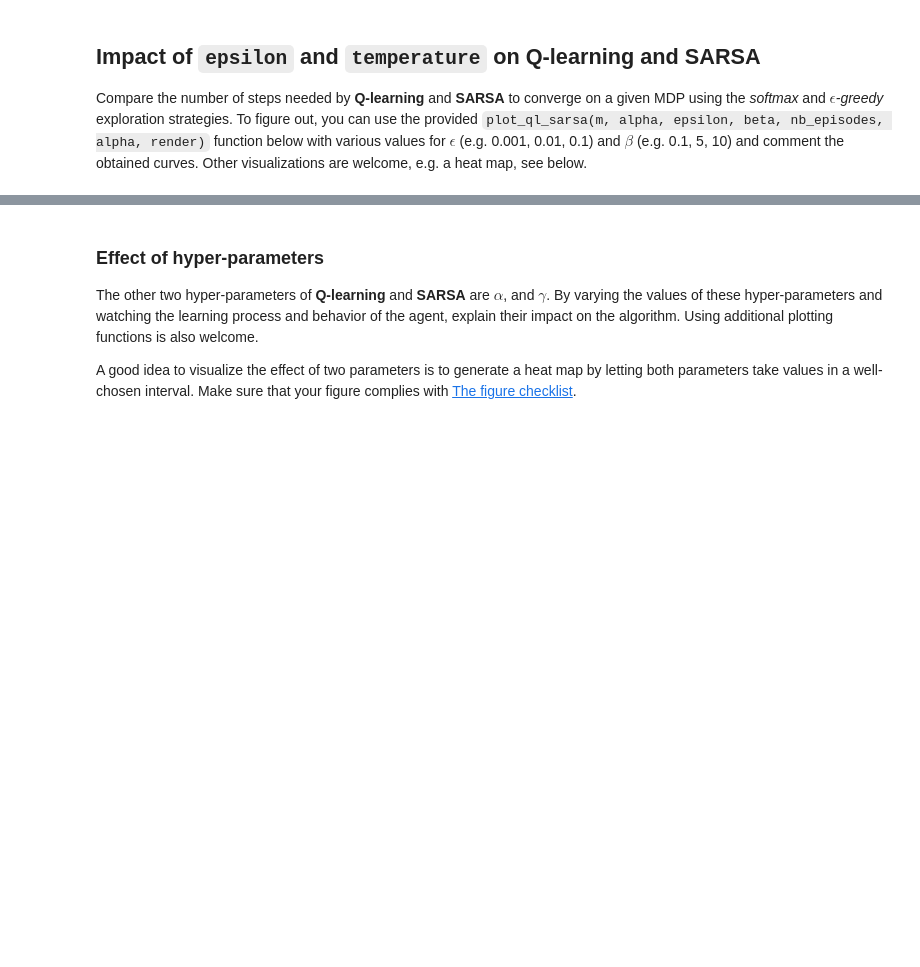
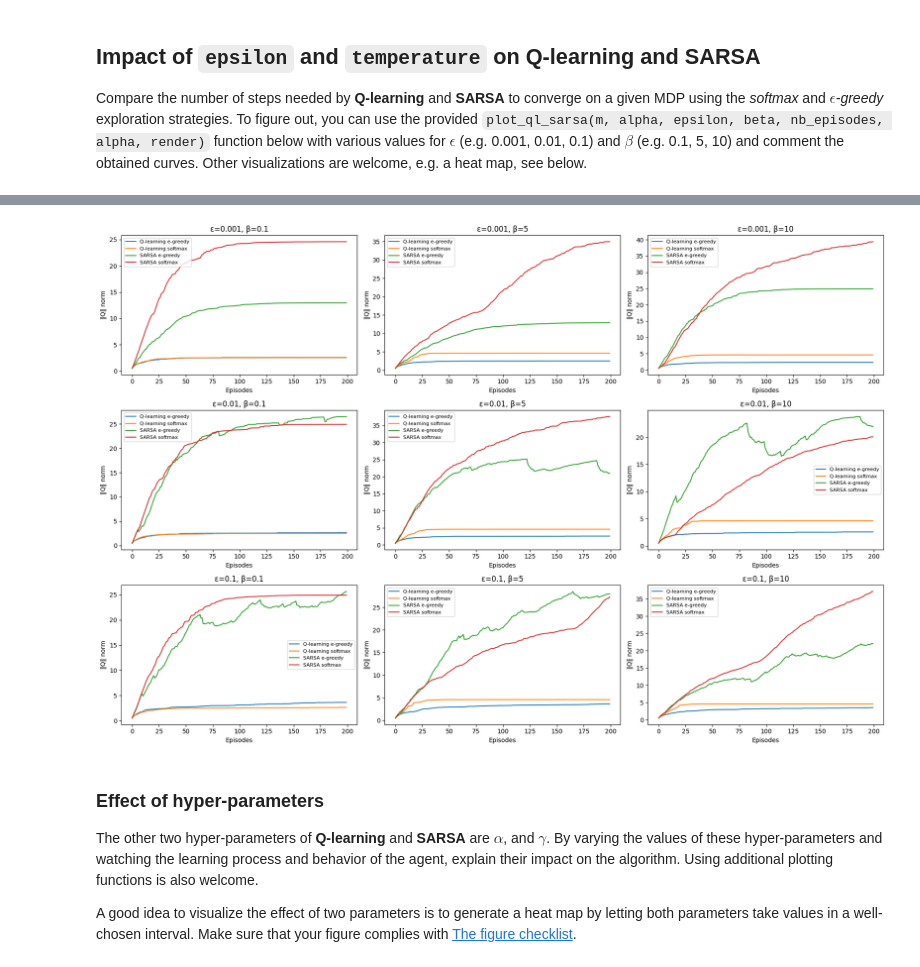
Before and after one commit to Titouaaaan/M2-MIND, a Jupyter notebook: RL/02-tabular-rl.student.ipynb, the cells around one changed output, grey strips where cells are left out. Drawn from its saved outputs; the diff is of its cells as text; code cells hidden in the pictures; blank space fills up the shorter version.

```diff
--- a/RL/02-tabular-rl.student.ipynb
+++ b/RL/02-tabular-rl.student.ipynb
@@ -698,7 +749,38 @@ def plot_ql_sarsa(env, epsilon, beta, nb_episodes, alpha, render):
     plt.title("test")
     plt.show()
 # %%
-# example
-plot_ql_sarsa(
-    env, epsilon=0.02, beta=0.16, nb_episodes=MAX_EPISODES0, alpha=0.5, render=False
-)
+def grid_plot_ql_sarsa(env, epsilons, betas, nb_episodes, alpha=0.5, gamma=None, render=False):
+    n_rows = len(epsilons)
+    n_cols = len(betas)
+
+    fig, axes = plt.subplots(n_rows, n_cols, figsize=(6*n_cols, 4*n_rows))
+
+    if n_rows == 1 and n_cols == 1:
+        axes = np.array([[axes]])
+    elif n_rows == 1:
+        axes = np.array([axes])
+    elif n_cols == 1:
+        axes = np.array([[ax] for ax in axes])
+
+    for i, eps in enumerate(epsilons):
+        for j, beta in enumerate(betas):
+            ax = axes[i, j]
+
+            q_list1, q_list2, q_list3, q_list4, _, _, _, _ = plot_ql_sarsa(
+                env, epsilon=eps, beta=beta,
+                nb_episodes=nb_episodes, alpha=alpha, gamma=gamma, render=render,
+                return_data=True
+            )
+
+            ax.plot(range(len(q_list1)), q_list1, label="Q-learning e-greedy")
+            ax.plot(range(len(q_list2)), q_list2, label="Q-learning softmax")
+            ax.plot(range(len(q_list3)), q_list3, label="SARSA e-greedy")
+            ax.plot(range(len(q_list4)), q_list4, label="SARSA softmax")
+
+            ax.set_title(f"ε={eps}, β={beta}")
+            ax.set_xlabel("Episodes")
+            ax.set_ylabel("‖Q‖ norm")
+            ax.legend(fontsize=8)
+
+    plt.tight_layout()
+    plt.show()
@@ -705,3 +793,11 @@ plot_ql_sarsa(
+# %%
+epsilons = [0.001, 0.01, 0.1]
+betas = [0.1, 5, 10]
+NB_EPISODES = 200
+
+grid_plot_ql_sarsa(env, epsilons, betas, nb_episodes=NB_EPISODES, alpha=0.5, gamma=None, render=False)
+# %% [output]
+[figure, added]
 # %% [markdown]
 ### Effect of hyper-parameters
 
```
Also changed, not shown: parts of 16 cells of this notebook.
